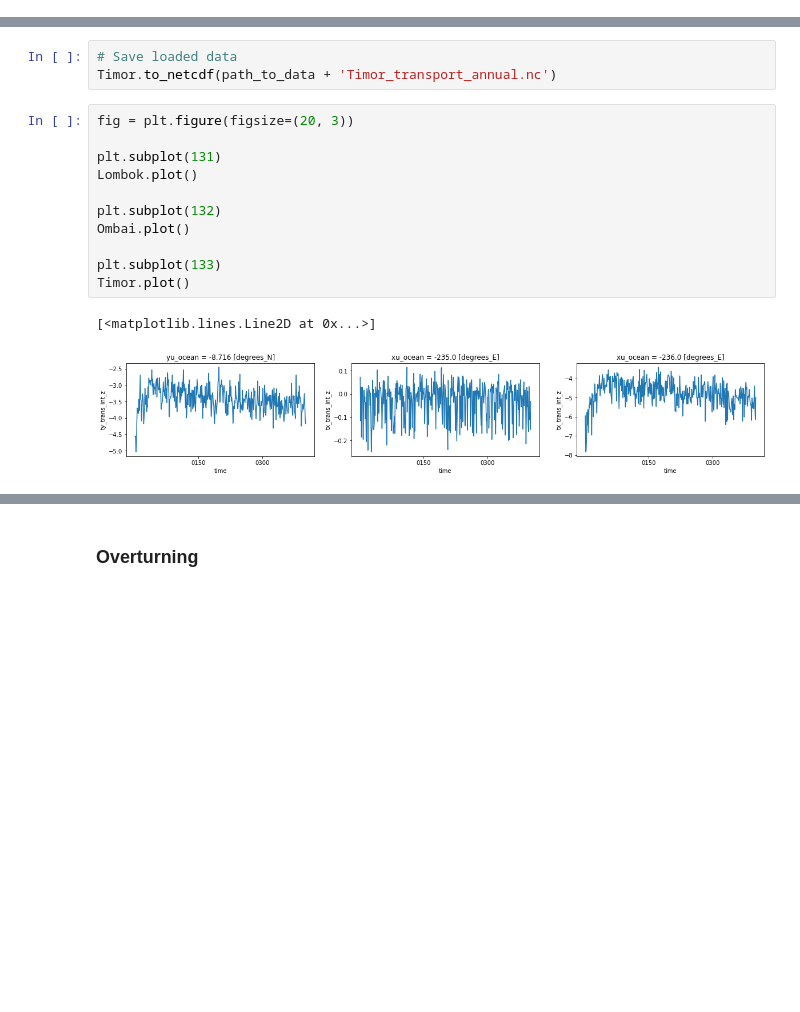
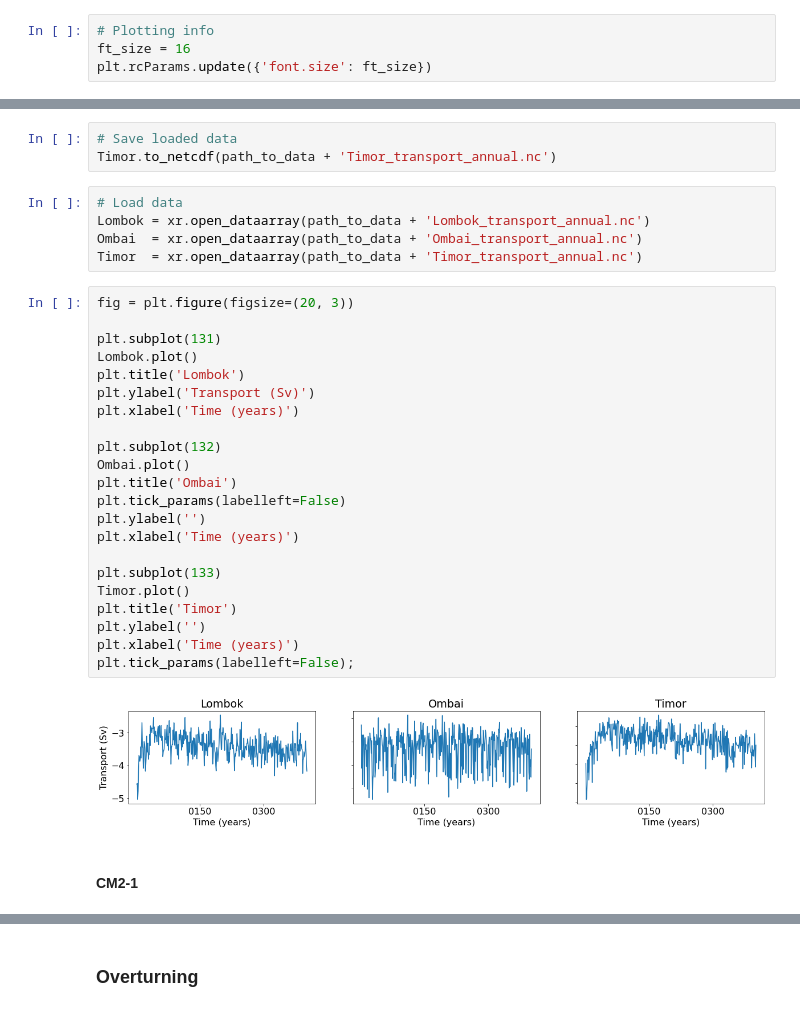
Before and after one commit to wghuneke/ACCESS-CM2-025_Analysis, a Jupyter notebook: notebooks/Playing_Around_ACCESS_CM2.ipynb, the cells around one changed output, grey strips where cells are left out. Drawn from its saved outputs; the diff is of its cells as text; blank space fills up the shorter version.

```diff
--- a/notebooks/Playing_Around_ACCESS_CM2.ipynb
+++ b/notebooks/Playing_Around_ACCESS_CM2.ipynb
@@ -19,6 +33,10 @@ control = 'cj877'
 path_to_data = '/g/data/x77/wgh581/Post_Process/ACCESS_CM2_025/'
 # %% [markdown]
 If you get a 'read-only database' warning, it is because the database has not finished building.
+# %%
+# Plotting info
+ft_size = 16
+plt.rcParams.update({'font.size': ft_size})
 # %% [markdown]
 ## Database explorer
 # %%
@@ -389,17 +527,34 @@ Wall time: 1min 45s
 # %%
 # Save loaded data
 Timor.to_netcdf(path_to_data + 'Timor_transport_annual.nc')
+# %%
+# Load data
+Lombok = xr.open_dataarray(path_to_data + 'Lombok_transport_annual.nc')
+Ombai  = xr.open_dataarray(path_to_data + 'Ombai_transport_annual.nc')
+Timor  = xr.open_dataarray(path_to_data + 'Timor_transport_annual.nc')
 # %%
 fig = plt.figure(figsize=(20, 3))
 
 plt.subplot(131)
 Lombok.plot()
+plt.title('Lombok')
+plt.ylabel('Transport (Sv)')
+plt.xlabel('Time (years)')
 
 plt.subplot(132)
 Ombai.plot()
+plt.title('Ombai')
+plt.tick_params(labelleft=False)
+plt.ylabel('')
+plt.xlabel('Time (years)')
 
 plt.subplot(133)
 Timor.plot()
+plt.title('Timor')
+plt.ylabel('')
+plt.xlabel('Time (years)')
+plt.tick_params(labelleft=False);
 # %% [output]
-[<matplotlib.lines.Line2D at 0x...>]
-[figure, old version]
+[figure, new version]
+# %% [markdown]
+#### CM2-1
```
Also changed, not shown: parts of 176 cells of this notebook.
